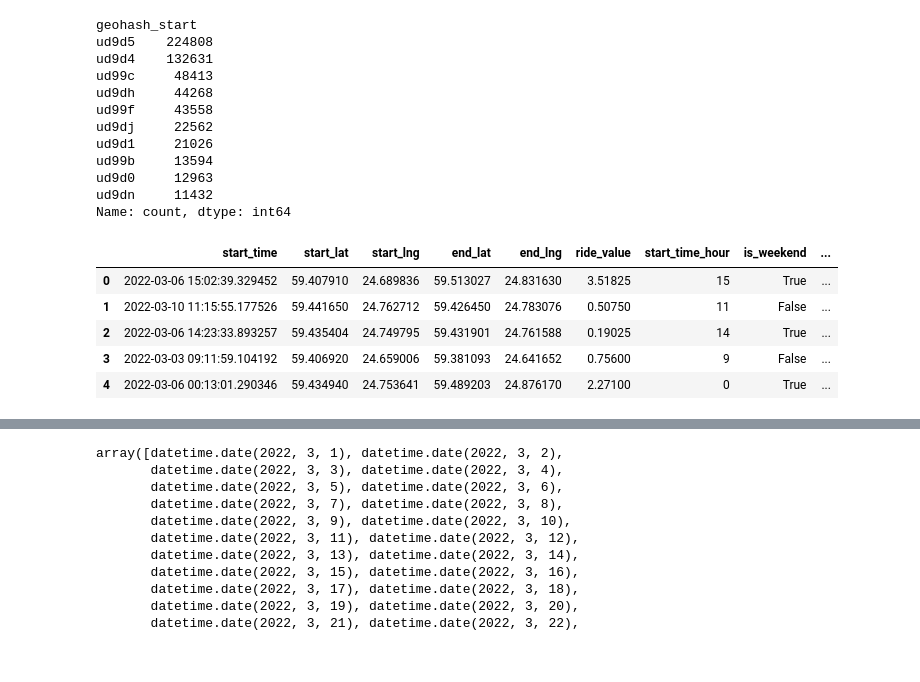
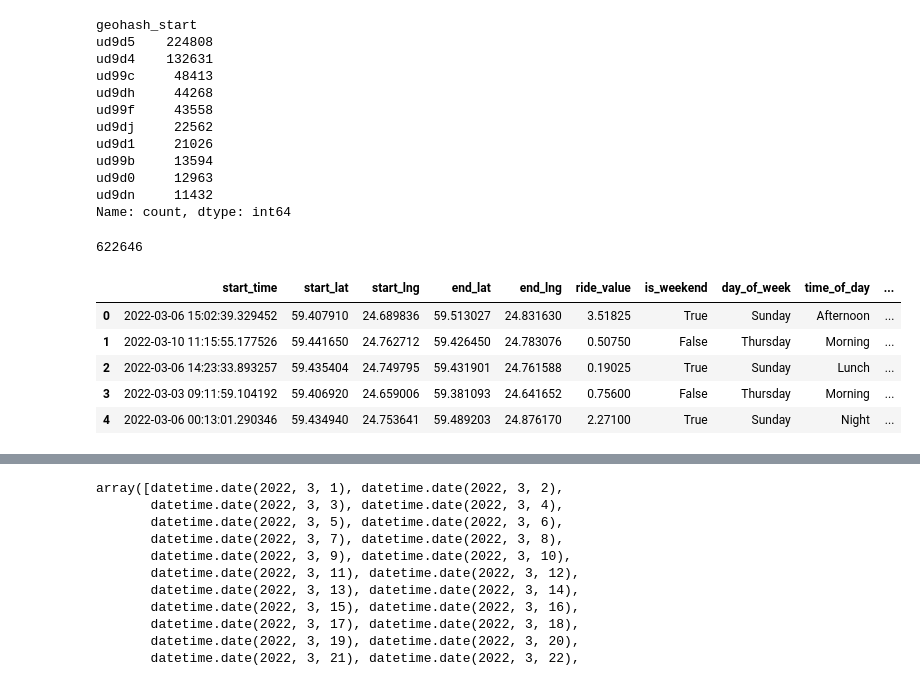
Before and after one commit to roccoderosa1982/taxi-drive-demand-forecast, a Jupyter notebook: bolt_taxi_demand_forecast.ipynb, the cells around one changed output, grey strips where cells are left out. Cells and saved outputs as stored; diff of their text form; code cells hidden in the pictures.

```diff
--- a/bolt_taxi_demand_forecast.ipynb
+++ b/bolt_taxi_demand_forecast.ipynb
@@ -129,8 +227,3 @@ data.describe()
 | 75% | 2022-03-22 21:29:45.173893376 | 59.439024 | 24.768124 | 59.439262 | 24.773922 | 1.712000 |
 | max | 2022-03-28 23:59:53.175658 | 59.566998 | 24.973743 | 61.552744 | 144.966110 | 3172.701000 |
 | std | NaN | 0.021761 | 0.056870 | 1.397846 | 1.656725 | 45.053886 |
-# %%
-data['start_time_hour'] = data.start_time.dt.hour
-#data['start_time_minute'] = data.start_time.dt.minute
-#data['start_time_second'] = data.start_time.dt.second
-data.head()
@@ -200,0 +285,3 @@ data.query('is_holiday == True').head()
+# %%
+data.drop('is_holiday',axis=1, inplace=True)
+data.head()
@@ -261,21 +338,26 @@ ud99b     13594
 ud9d0     12963
 ud9dn     11432
 Name: count, dtype: int64
+# %%
+data['geohash_start'].value_counts().sum()
+# %% [output]
+622646
 # %%
-# consider only greater n areas
+# For the sake of simplicity let's consider only the greater generated clusters for start rides
+
 # Step 1: Get the three highest count 'geohash_start' values
 cons_n=5
-top_three_geohashes = data['geohash_start'].value_counts().head(cons_n).index.tolist()
+top_n_geohashes = data['geohash_start'].value_counts().head(cons_n).index.tolist()
 
 
 # Step 2: Filter the DataFrame to include only rows where 'geohash_start' is in the top three
-filtered_data = data[data['geohash_start'].isin(top_three_geohashes)]
+filtered_data = data[data['geohash_start'].isin(top_n_geohashes)]
 
 filtered_data.head()
 # %% [output]
-|  | start_time | start_lat | start_lng | end_lat | end_lng | ride_value | start_time_hour | is_weekend | ... |
-| 0 | 2022-03-06 15:02:39.329452 | 59.407910 | 24.689836 | 59.513027 | 24.831630 | 3.51825 | 15 | True | ... |
-| 1 | 2022-03-10 11:15:55.177526 | 59.441650 | 24.762712 | 59.426450 | 24.783076 | 0.50750 | 11 | False | ... |
-| 2 | 2022-03-06 14:23:33.893257 | 59.435404 | 24.749795 | 59.431901 | 24.761588 | 0.19025 | 14 | True | ... |
-| 3 | 2022-03-03 09:11:59.104192 | 59.406920 | 24.659006 | 59.381093 | 24.641652 | 0.75600 | 9 | False | ... |
-| 4 | 2022-03-06 00:13:01.290346 | 59.434940 | 24.753641 | 59.489203 | 24.876170 | 2.27100 | 0 | True | ... |
+|  | start_time | start_lat | start_lng | end_lat | end_lng | ride_value | is_weekend | day_of_week | time_of_day | ... |
+| 0 | 2022-03-06 15:02:39.329452 | 59.407910 | 24.689836 | 59.513027 | 24.831630 | 3.51825 | True | Sunday | Afternoon | ... |
+| 1 | 2022-03-10 11:15:55.177526 | 59.441650 | 24.762712 | 59.426450 | 24.783076 | 0.50750 | False | Thursday | Morning | ... |
+| 2 | 2022-03-06 14:23:33.893257 | 59.435404 | 24.749795 | 59.431901 | 24.761588 | 0.19025 | True | Sunday | Lunch | ... |
+| 3 | 2022-03-03 09:11:59.104192 | 59.406920 | 24.659006 | 59.381093 | 24.641652 | 0.75600 | False | Thursday | Morning | ... |
+| 4 | 2022-03-06 00:13:01.290346 | 59.434940 | 24.753641 | 59.489203 | 24.876170 | 2.27100 | True | Sunday | Night | ... |
```
Also changed, not shown: parts of 88 cells of this notebook.
